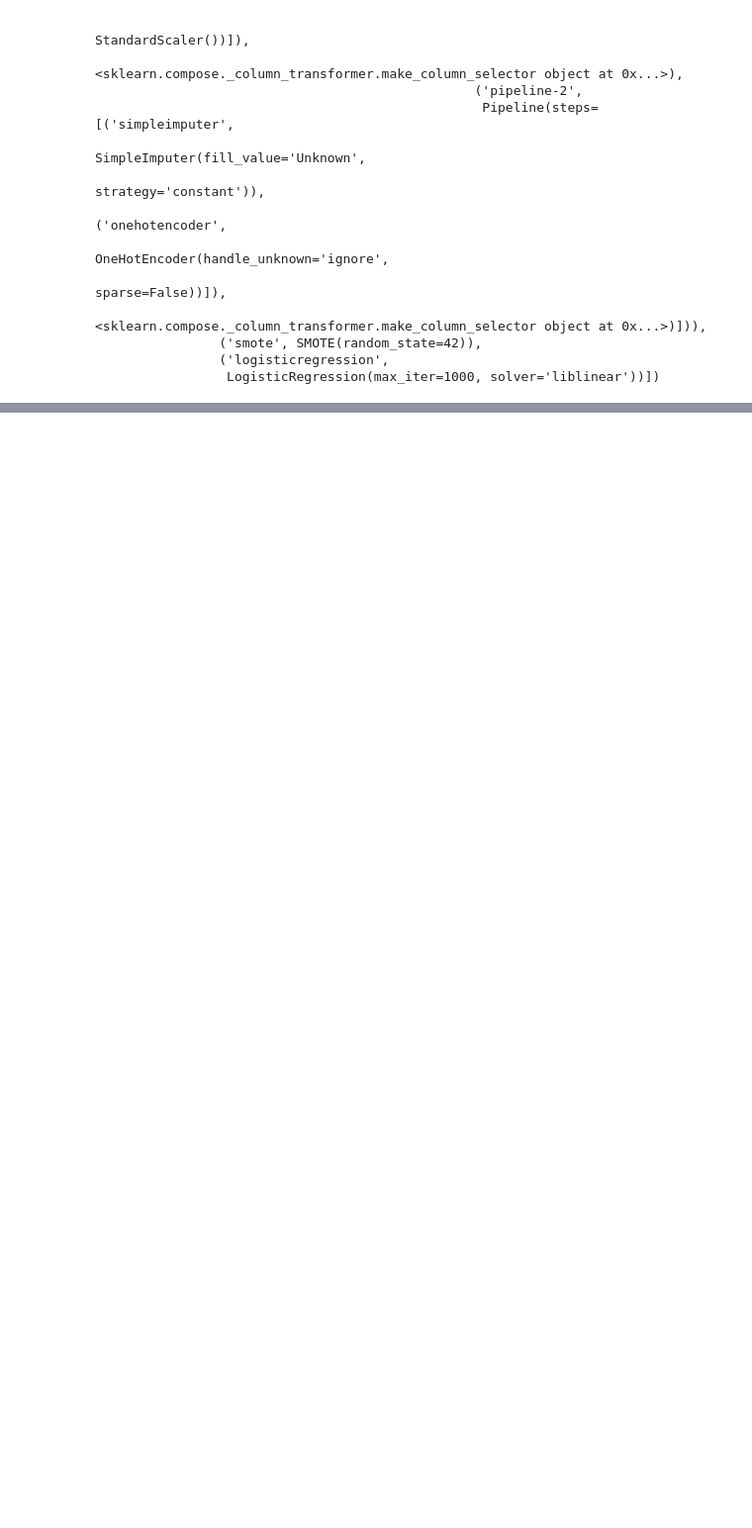
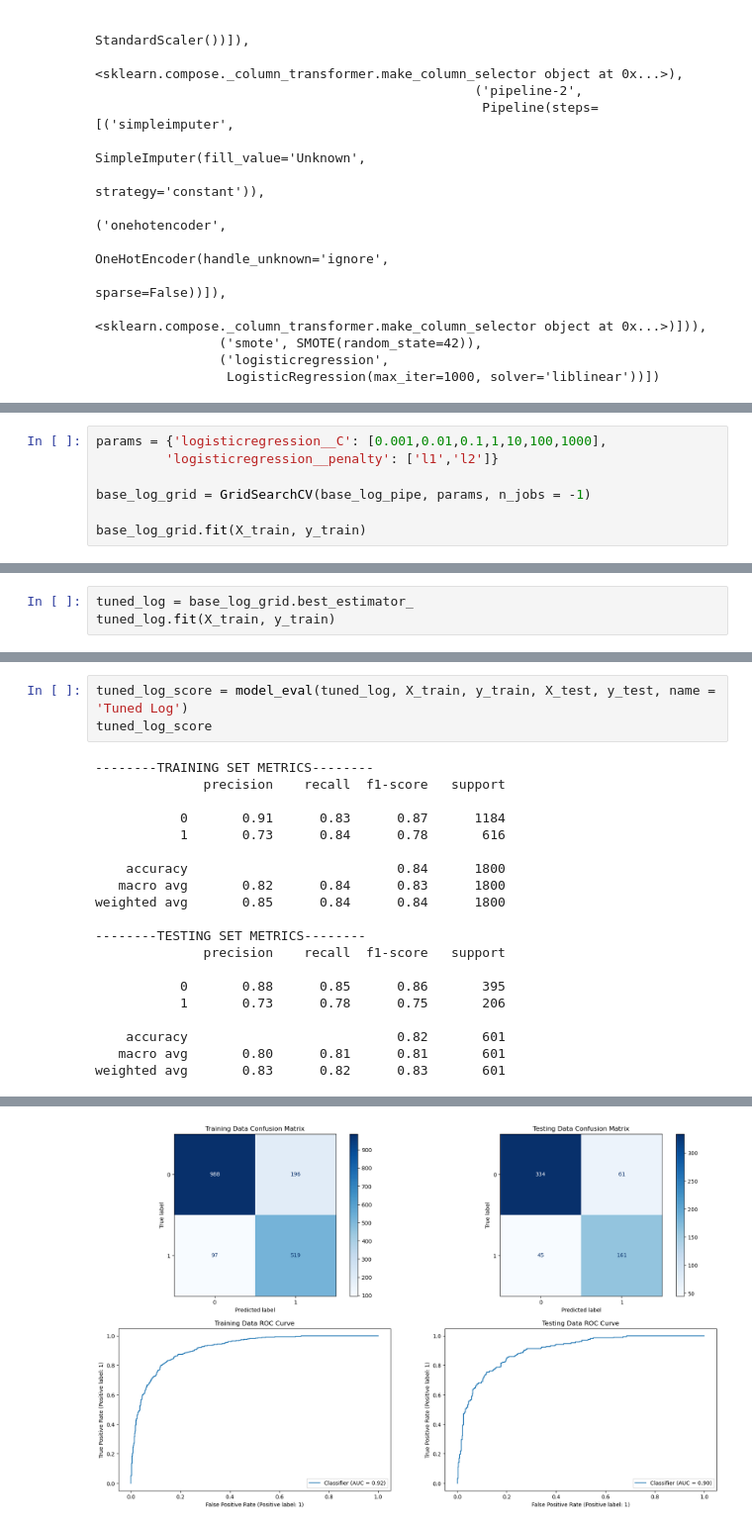
Before and after one commit to RaymondGarcia1107/Classification-Analysis, a Jupyter notebook: MetabolicSyndromeClassification.ipynb, the cells around one changed output, grey strips where cells are left out. Shown at 99% size. Drawn from its saved outputs; the diff is of its cells as text; blank space fills up the shorter version.

```diff
--- a/MetabolicSyndromeClassification.ipynb
+++ b/MetabolicSyndromeClassification.ipynb
@@ -1171,0 +1196,7 @@ weighted avg       0.83      0.82      0.82       601
+# %%
+params = {'logisticregression__C': [0.001,0.01,0.1,1,10,100,1000],
+         'logisticregression__penalty': ['l1','l2']}
+
+base_log_grid = GridSearchCV(base_log_pipe, params, n_jobs = -1)
+
+base_log_grid.fit(X_train, y_train)
@@ -1171,0 +1225,3 @@ weighted avg       0.83      0.82      0.82       601
+# %%
+tuned_log = base_log_grid.best_estimator_
+tuned_log.fit(X_train, y_train)
@@ -1171,0 +1248,23 @@ weighted avg       0.83      0.82      0.82       601
+# %%
+tuned_log_score = model_eval(tuned_log, X_train, y_train, X_test, y_test, name = 'Tuned Log')
+tuned_log_score
+# %% [output]
+--------TRAINING SET METRICS--------
+              precision    recall  f1-score   support
+
+           0       0.91      0.83      0.87      1184
+           1       0.73      0.84      0.78       616
+
+    accuracy                           0.84      1800
+   macro avg       0.82      0.84      0.83      1800
+weighted avg       0.85      0.84      0.84      1800
+
+--------TESTING SET METRICS--------
+              precision    recall  f1-score   support
+
+           0       0.88      0.85      0.86       395
+           1       0.73      0.78      0.75       206
+
+    accuracy                           0.82       601
+   macro avg       0.80      0.81      0.81       601
+weighted avg       0.83      0.82      0.83       601
@@ -1171,0 +1273 @@ weighted avg       0.83      0.82      0.82       601
+[figure, added]
```
Also changed, not shown: parts of 23 cells of this notebook.
